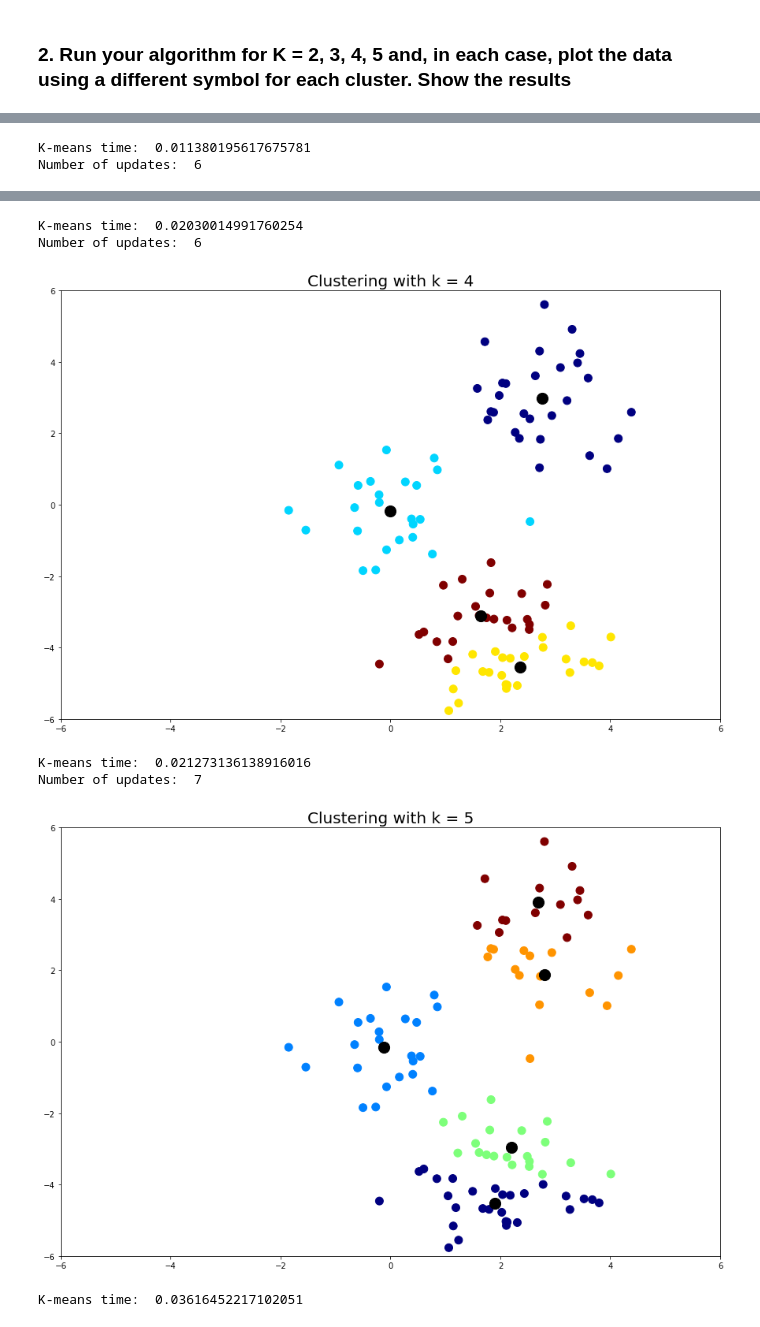
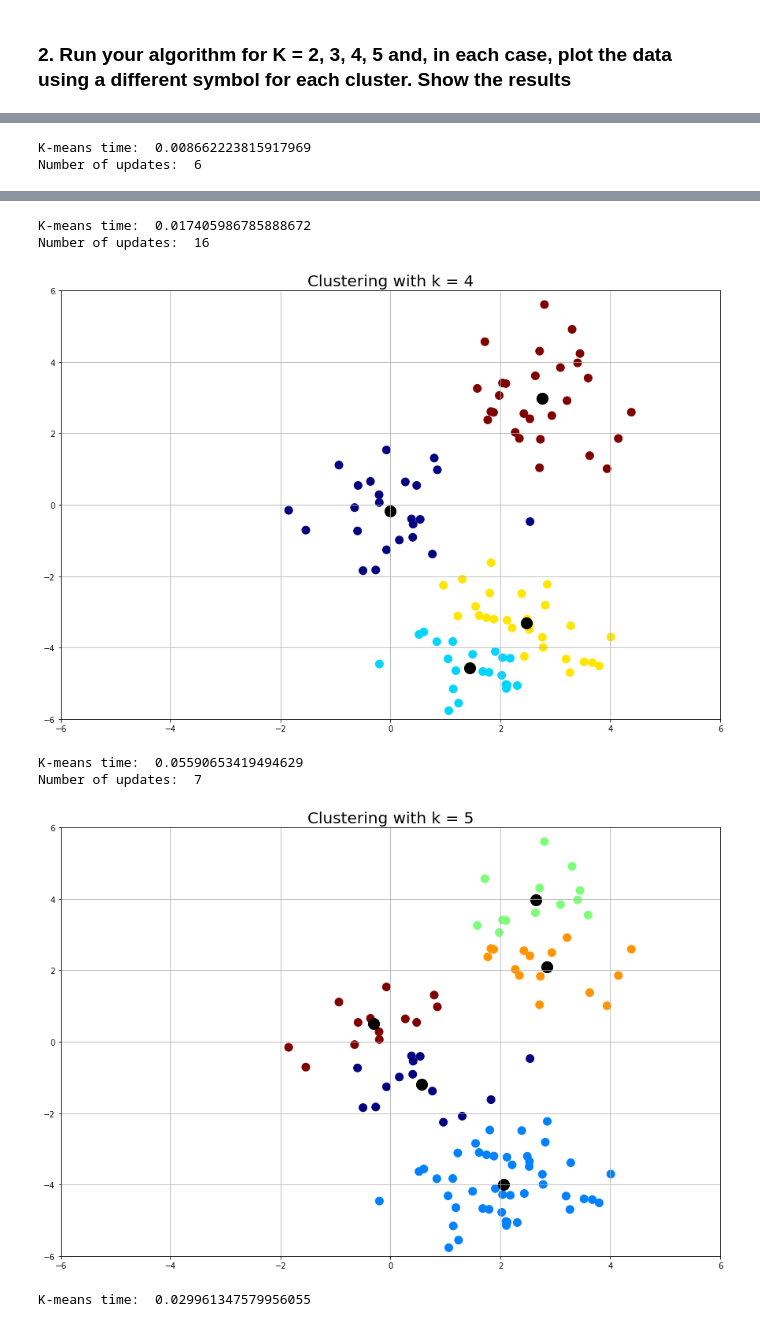
Before and after one commit to MatteoRomiti/ASI, a Jupyter notebook: Lab4.ipynb, the cells around one changed output, grey strips where cells are left out. Saved outputs shown, nothing was run; the diff lists cells and outputs as text; code cells hidden in the pictures.

```diff
--- a/Lab4.ipynb
+++ b/Lab4.ipynb
@@ -119,6 +119,7 @@ for k_ in range(2,6):
     plt.scatter(centers[:,0], centers[:,1], c='k', s=200)
     plt.title("Clustering with k = %d" %k_, fontsize=20)
     plt.axis([-6, 6, -6, 6])
+    plt.grid()
     plt.show()
     print("K-means time: ", t1-t0)
 # %% [output]
@@ -127,2 +128,2 @@ Number of updates:  5
-K-means time:  0.011380195617675781
+K-means time:  0.008662223815917969
 Number of updates:  6
@@ -130,7 +131,7 @@ Number of updates:  6
-K-means time:  0.02030014991760254
-Number of updates:  6
+K-means time:  0.017405986785888672
+Number of updates:  16
-[figure, old version]
+[figure, new version]
-K-means time:  0.021273136138916016
+K-means time:  0.05590653419494629
 Number of updates:  7
-[figure, old version]
+[figure, new version]
-K-means time:  0.03616452217102051
+K-means time:  0.029961347579956055
```
Also changed, not shown: parts of 2 cells of this notebook.
